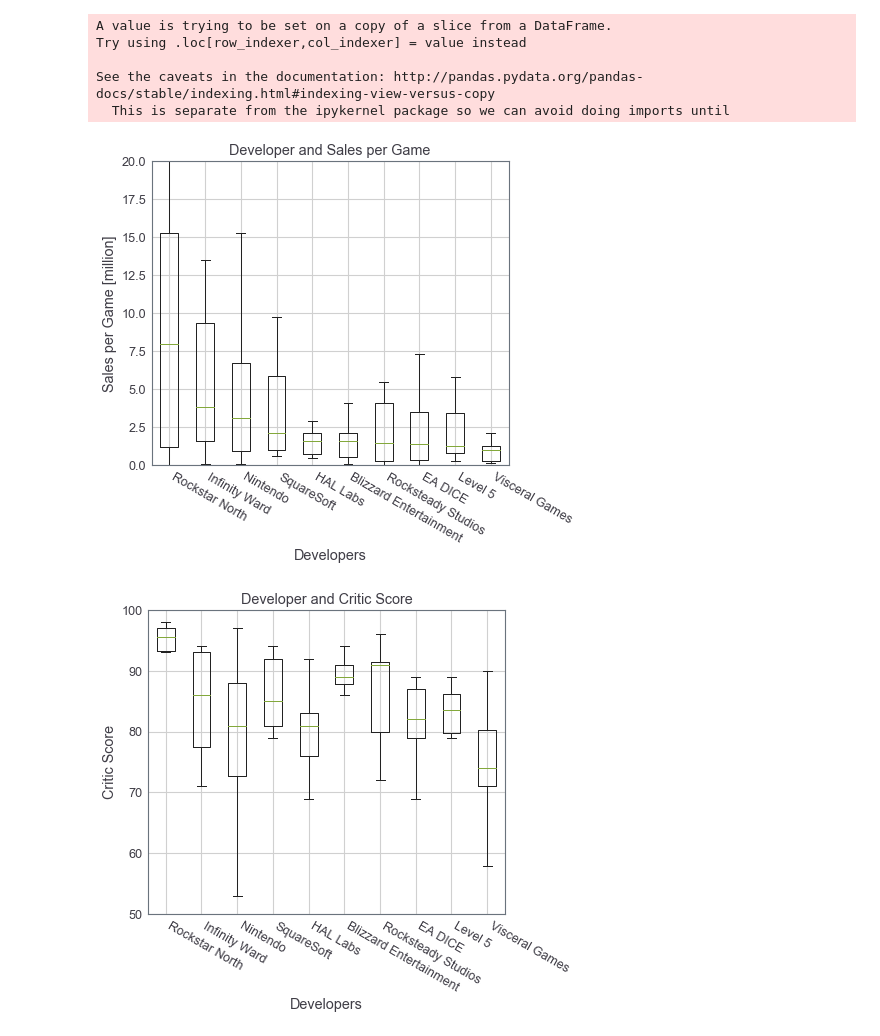
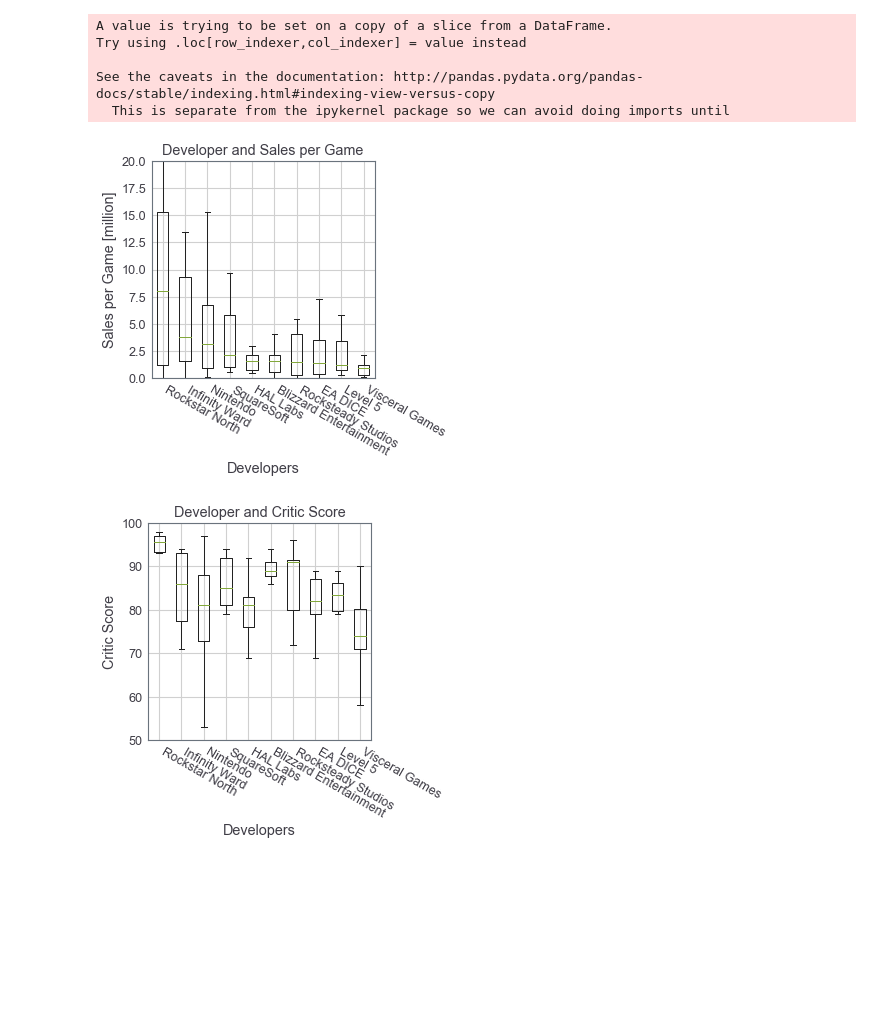
Before and after one commit to MingliangZhou/TDI_Challenge, a Jupyter notebook: sec3/code/code.ipynb, the cells around one changed output. Saved outputs shown, nothing was run; the diff lists cells and outputs as text; code cells hidden in the pictures; blank space fills up the shorter version.

Commit message:
finalist

```diff
--- a/sec3/code/code.ipynb
+++ b/sec3/code/code.ipynb
@@ -290,3 +315,28 @@ plt.legend(loc=9, ncol=3)
 plt.savefig('../plot/final_salesPerGame_genre_year.pdf', bbox_inches='tight')
 # %% [output]
 [figure]
+# %%
+total = []
+for i in range(len(years)):
+    tmp = 0
+    for j in range(len(genres)):
+        tmp += hist_genre_year[j][i][2]
+    total.append(tmp)
+for i in range(len(genres)):
+    for j in range(len(years)):
+        hist_genre_year[i][j][2] /= total[j]
+# %%
+plt.figure(figsize=(6,3))
+for i in range(len(genres)):
+    plt.plot(years, np.array(hist_genre_year[i])[:,2], 'o-', label=genres[i])
+plt.grid(False)
+ax = plt.gca()
+ax.yaxis.grid(True)
+plt.title('Trending: Game Genre')
+plt.xlim([2002,2016])
+plt.ylim([0,0.65])
+plt.xlabel('Year')
+plt.ylabel('Sales per Game [Fraction]')
+plt.xticks(range(2002,2017,2),range(2002,2017,2))
+plt.legend(loc=9, ncol=3)
+plt.savefig('../plot/final_salesPerGameFrac_genre_year.pdf', bbox_inches='tight')
@@ -365,3 +417,13 @@ plt.legend(loc=9, ncol=4)
 plt.savefig('../plot/final_sales_rate_year.pdf', bbox_inches='tight')
 # %% [output]
 [figure]
+# %%
+total = []
+for i in range(len(years)):
+    tmp = 0
+    for j in range(len(rates)):
+        tmp += hist_rate_year[j][i][1]
+    total.append(tmp)
+for i in range(len(rates)):
+    for j in range(len(years)):
+        hist_rate_year[i][j][1] /= total[j]
@@ -672,19 +796,21 @@ Try using .loc[row_indexer,col_indexer] = value instead
 See the caveats in the documentation: http://pandas.pydata.org/pandas-docs/stable/indexing.html#indexing-view-versus-copy
   This is separate from the ipykernel package so we can avoid doing imports until
 # %%
+plt.figure(figsize=(4,4))
 plt.boxplot(sales)
 plt.xticks(range(1,len(devs)+1), devs, rotation=-30, ha='left')
 #plt.grid(False)
 #ax = plt.gca()
 #ax.yaxis.grid(True)
 plt.title('Developer and Sales per Game')
 plt.ylim([0,20])
 plt.xlabel('Developers')
 plt.ylabel('Sales per Game [million]')
 plt.savefig('../plot/final_dis_salesPerGame_dev.pdf', bbox_inches='tight')
 # %% [output]
-[figure, old version]
+[figure, new version]
 # %%
+plt.figure(figsize=(4,4))
 plt.boxplot(scores)
 plt.xticks(range(1,len(devs)+1), devs, rotation=-30, ha='left')
 #plt.grid(False)
@@ -696,4 +822,4 @@ plt.xlabel('Developers')
 plt.ylabel('Critic Score')
 plt.savefig('../plot/final_dis_criticScore_dev.pdf', bbox_inches='tight')
 # %% [output]
-[figure, old version]
+[figure, new version]
```
Also changed, not shown: parts of 16 cells of this notebook, 33 other files.
